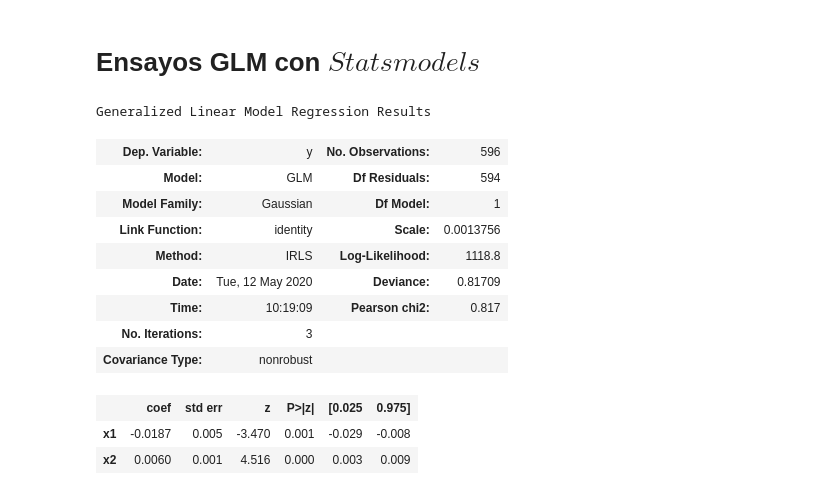
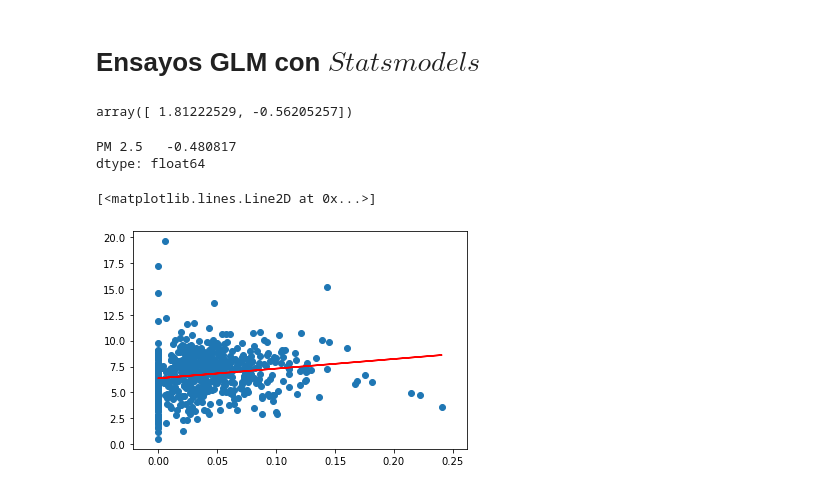
Before and after one commit to mdominguezd/ProyectoLaboratorioPM2.5yCOVID, a Jupyter notebook: MiCOVID-19.ipynb, the cells around one changed output. Drawn from its saved outputs; the diff is of its cells as text; code cells hidden in the pictures.

```diff
--- a/MiCOVID-19.ipynb
+++ b/MiCOVID-19.ipynb
@@ -513,17 +500,31 @@ import statsmodels.api as sm
 # %%
-sm.GLM(np.array(COVyPM3Month[COVyPM3Month.MORTALIDAD<1].groupby(['Estado','Condado']).mean().drop(['Mes','Año'], axis=1)['MORTALIDAD']),
-      np.array([COVyPM3Month[COVyPM3Month.MORTALIDAD<1].groupby(['Estado','Condado']).mean().drop(['Mes','Año'], axis=1)['PM 2.5'],COVyPM3Month[COVyPM3Month.MORTALIDAD<1].groupby(['Estado','Condado']).mean().drop(['Mes','Año'], axis=1)['AQI']]).T).fit().summary()
+GLMres = sm.GLM(np.array(COVyPM3Month[COVyPM3Month.MORTALIDAD<1].groupby(['Estado','Condado']).mean().drop(['Mes','Año'], axis=1)['MORTALIDAD']),
+      np.array([COVyPM3Month[COVyPM3Month.MORTALIDAD<1].groupby(['Estado','Condado']).mean().drop(['Mes','Año'], axis=1)['PM 2.5'],COVyPM3Month[COVyPM3Month.MORTALIDAD<1].groupby(['Estado','Condado']).mean().drop(['Mes','Año'], axis=1)['AQI']]).T
+      , family = sm.families.NegativeBinomial()).fit()
+
+GLMres.params
 # %% [output]
-Generalized Linear Model Regression Results
+array([ 1.81222529, -0.56205257])
-| Dep. Variable: | y | No. Observations: | 596 |
-| Model: | GLM | Df Residuals: | 594 |
-| Model Family: | Gaussian | Df Model: | 1 |
-| Link Function: | identity | Scale: | 0.0013756 |
-| Method: | IRLS | Log-Likelihood: | 1118.8 |
-| Date: | Tue, 12 May 2020 | Deviance: | 0.81709 |
-| Time: | 10:19:09 | Pearson chi2: | 0.817 |
-| No. Iterations: | 3 |  |  |
-| Covariance Type: | nonrobust |  |  |
-|  | coef | std err | z | P>|z| | [0.025 | 0.975] |
-| x1 | -0.0187 | 0.005 | -3.470 | 0.001 | -0.029 | -0.008 |
-| x2 | 0.0060 | 0.001 | 4.516 | 0.000 | 0.003 | 0.009 |
+# %%
+GLMres = sm.GLM(COVyPM3Month[COVyPM3Month.MORTALIDAD<1].groupby(['Estado','Condado']).mean().drop(['Mes','Año'], axis=1)['MORTALIDAD'],
+      COVyPM3Month[COVyPM3Month.MORTALIDAD<1].groupby(['Estado','Condado']).mean().drop(['Mes','Año'], axis=1)['PM 2.5'],
+      family = sm.families.NegativeBinomial()).fit()
+
+GLMres.params
+# %% [output]
+PM 2.5   -0.480817
+dtype: float64
+# %%
+from scipy.optimize import curve_fit
+
+def reg(x,m,b):
+    return m*x+b
+
+aj, cov = curve_fit(reg,COVyPM3Month[COVyPM3Month.MORTALIDAD<1].groupby(['Estado','Condado']).mean().drop(['Mes','Año'], axis=1)['MORTALIDAD'],COVyPM3Month[COVyPM3Month.MORTALIDAD<1].groupby(['Estado','Condado']).mean().drop(['Mes','Año'], axis=1)['PM 2.5'])
+
+
+plt.scatter(COVyPM3Month[COVyPM3Month.MORTALIDAD<1].groupby(['Estado','Condado']).mean().drop(['Mes','Año'], axis=1)['MORTALIDAD'], COVyPM3Month[COVyPM3Month.MORTALIDAD<1].groupby(['Estado','Condado']).mean().drop(['Mes','Año'], axis=1)['PM 2.5'])
+plt.plot(COVyPM3Month[COVyPM3Month.MORTALIDAD<1].groupby(['Estado','Condado']).mean().drop(['Mes','Año'], axis=1)['MORTALIDAD'],reg(COVyPM3Month[COVyPM3Month.MORTALIDAD<1].groupby(['Estado','Condado']).mean().drop(['Mes','Año'], axis=1)['MORTALIDAD'],*aj),c='r')
+# %% [output]
+[<matplotlib.lines.Line2D at 0x...>]
+[figure, added]
```
Also changed, not shown: parts of 21 cells of this notebook, 22 other files.
